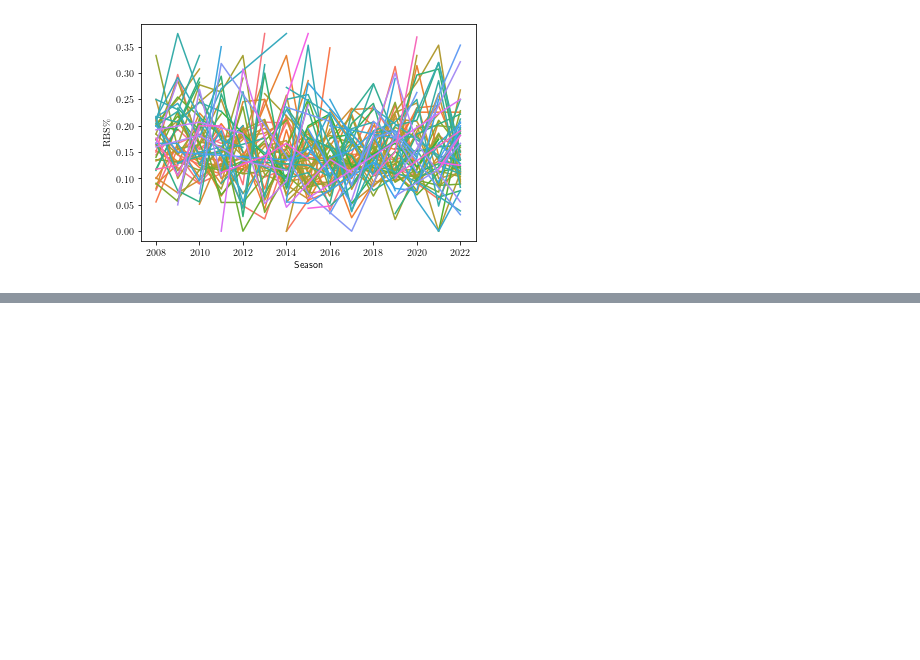
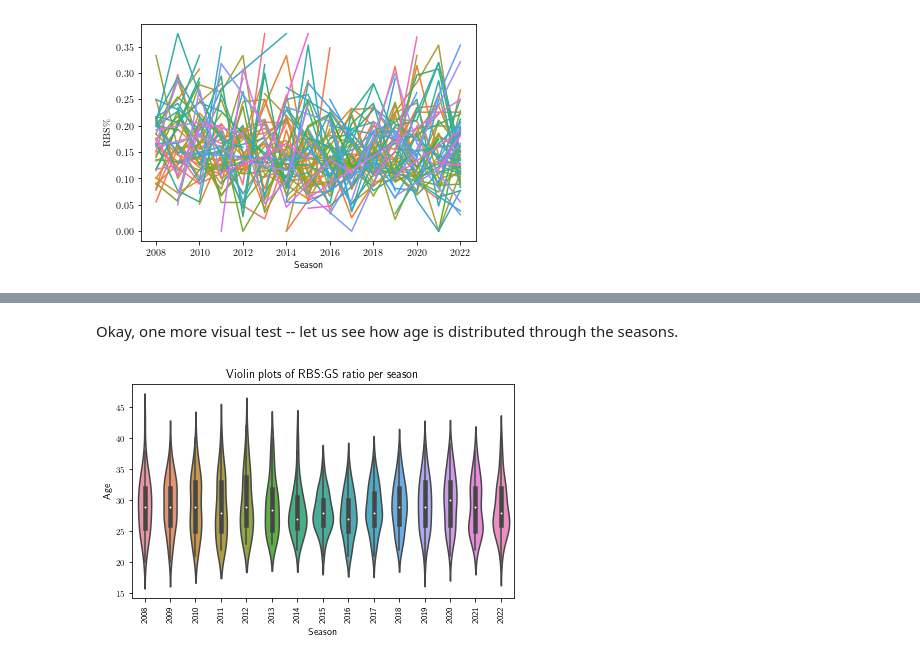
Before and after one commit to wallyxie/-NHL-Really-Bad-Start-Exercise-, a Jupyter notebook: nhl_exercise.ipynb, the cells around one changed output, grey strips where cells are left out. Drawn from its saved outputs; the diff is of its cells as text; code cells hidden in the pictures; blank space fills up the shorter version.

```diff
--- a/nhl_exercise.ipynb
+++ b/nhl_exercise.ipynb
@@ -353,0 +350,12 @@ So, we do not presently have access to cumulative minutes or seasons played, but
+# %% [markdown]
+Okay, one more visual test -- let us see how age is distributed through the seasons.
+# %%
+ax = sns.violinplot(data = df_g_2008_qual_tot, x = 'Season', y = 'Age')
+ax.xaxis.set_tick_params(labelsize = 'small', labelrotation = 90)
+ax.set_ylabel('Age')
+ax.yaxis.set_tick_params(labelsize = 'small')
+ax.set_title('Violin plots of RBS:GS ratio per season')
+plt.tight_layout()
+plt.show()
+# %% [output]
+[figure, added]
```
Also changed, not shown: parts of 31 cells of this notebook.
